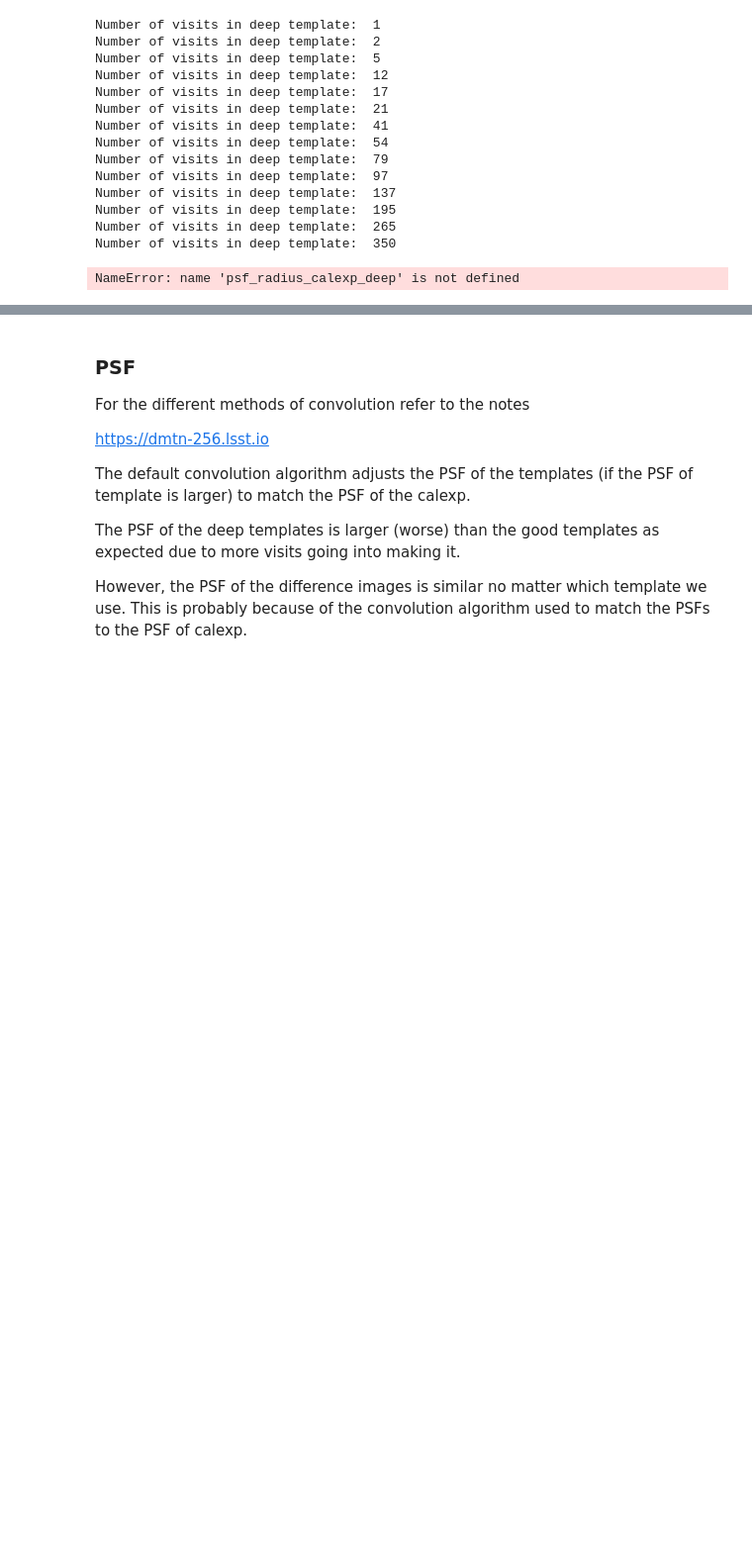
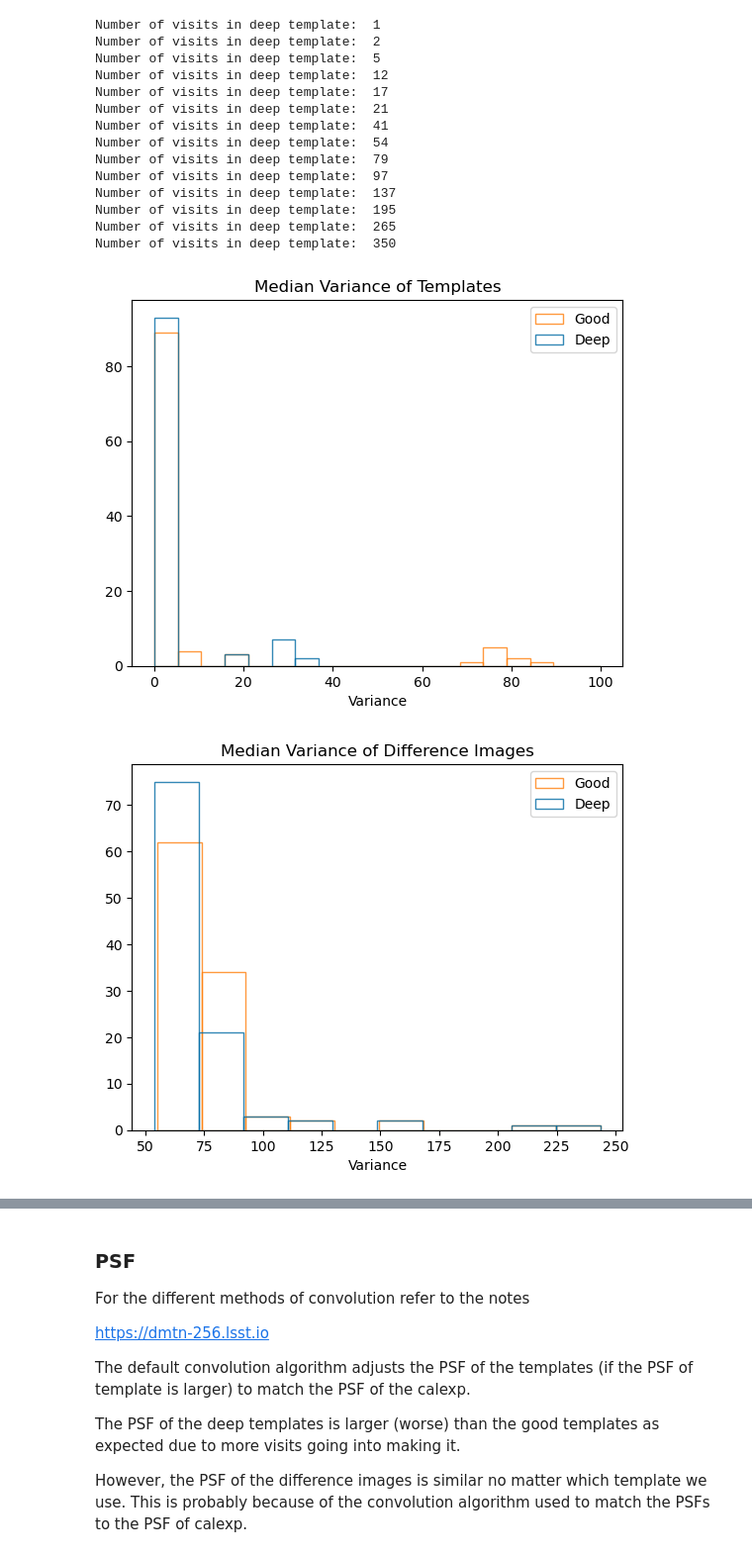
Before and after one commit to lsst-dm/vv-team-notebooks, a Jupyter notebook: notebooks/PREOPS-4952-variance-psf-summary.ipynb, the cells around one changed output, grey strips where cells are left out. Shown at 99% size. Drawn from its saved outputs; the diff is of its cells as text; code cells hidden in the pictures; blank space fills up the shorter version.

```diff
--- a/notebooks/PREOPS-4952-variance-psf-summary.ipynb
+++ b/notebooks/PREOPS-4952-variance-psf-summary.ipynb
@@ -314,17 +327,22 @@ median_df = pd.DataFrame.from_dict(median_dict)
 # %%
-bins=np.linspace(0, 10, 20)
-plt.hist(median_template_good, bins=bins, alpha=0.8, edgecolor='orange', label='Good', facecolor="None")
-plt.hist(median_template_deep, bins=bins, alpha=0.8, edgecolor='blue', label='Deep', facecolor="None")
+bins=np.linspace(0, 100, 20)
+plt.hist(median_template_good, bins=bins, alpha=0.8, edgecolor='C1', label='Good', facecolor="None")
+plt.hist(median_template_deep, bins=bins, alpha=0.8, edgecolor='C0', label='Deep', facecolor="None")
 plt.xlabel('Variance')
 plt.title('Median Variance of Templates')
 plt.legend()
+plt.show()
+plt.close()
 
-plt.hist(median_diff_good, alpha=0.8, edgecolor='orange', label='Good', facecolor="None")
-plt.hist(median_diff_deep, alpha=0.8, edgecolor='blue', label='Deep', facecolor="None")
+plt.hist(median_diff_good, alpha=0.8, edgecolor='C1', label='Good', facecolor="None")
+plt.hist(median_diff_deep, alpha=0.8, edgecolor='C0', label='Deep', facecolor="None")
 plt.xlabel('Variance')
 plt.title('Median Variance of Difference Images')
 plt.legend()
+plt.show()
+plt.close()
 # %% [output]
-NameError: name 'psf_radius_calexp_deep' is not defined
+[figure, added]
+[figure, added]
 # %% [markdown]
 
```
Also changed, not shown: parts of 11 cells of this notebook.
